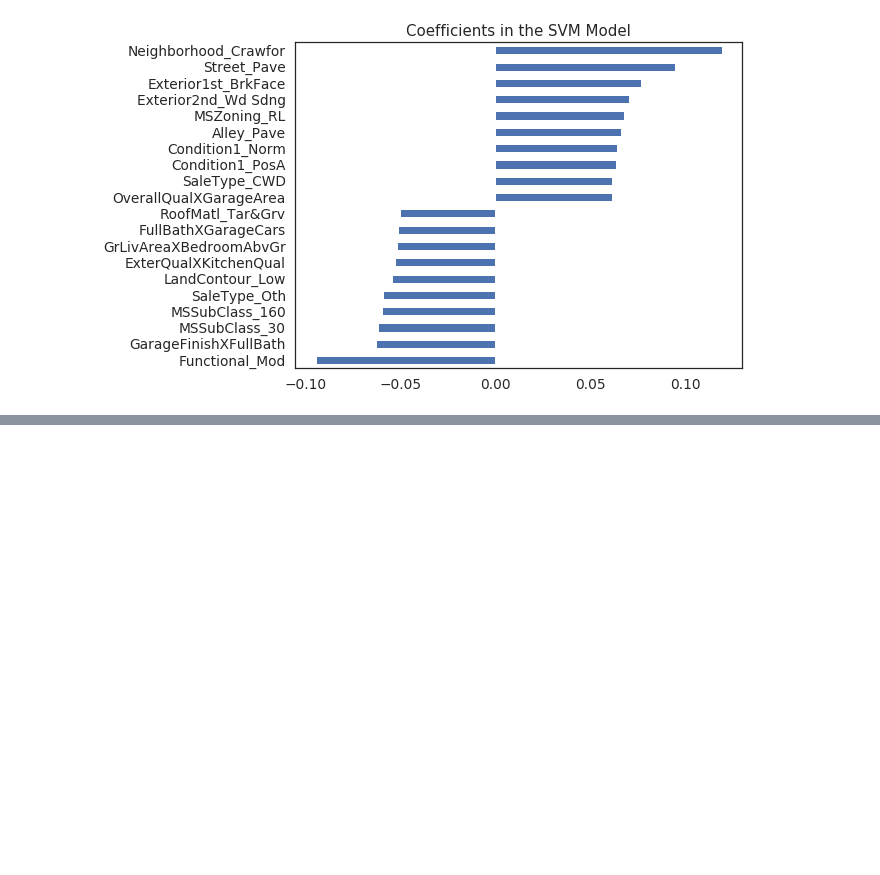
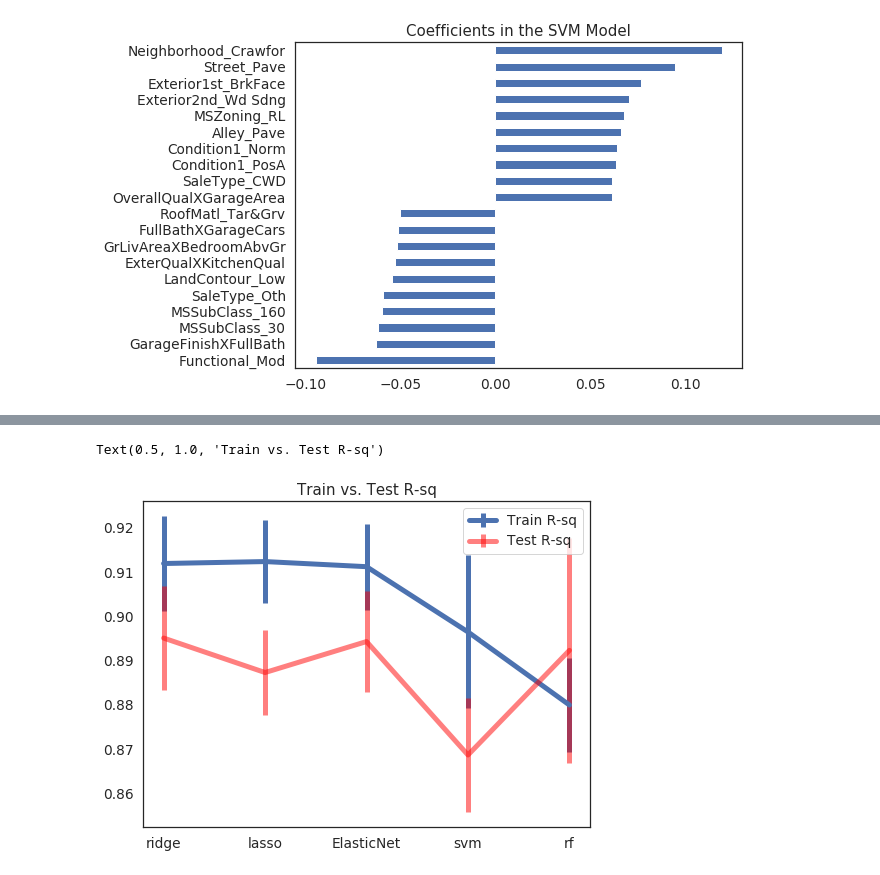
Before and after one commit to limbachia/data-science, a Jupyter notebook: 01-House-price-prediction/02-housing_price_model.ipynb, the cells around one changed output, grey strips where cells are left out. Saved outputs shown, nothing was run; the diff lists cells and outputs as text; code cells hidden in the pictures; blank space fills up the shorter version.

```diff
--- a/01-House-price-prediction/02-housing_price_model.ipynb
+++ b/01-House-price-prediction/02-housing_price_model.ipynb
@@ -586,0 +762,4 @@ CV5 test accuracies: [0.88026104 0.87207251 0.8878536  0.89328846 0.9031068 ]
+# %%
+for col in mod_table.columns:
+    if col != 'model':
+        mod_table[col]= mod_table[col].astype(float)
@@ -586,0 +779,23 @@ CV5 test accuracies: [0.88026104 0.87207251 0.8878536  0.89328846 0.9031068 ]
+# %%
+train_errorbar_width_array = (mod_table.loc[1:,'train_std_ac']/np.sqrt(5))*2
+
+plt.figure(figsize =(8,6))
+plt.errorbar(x=mod_table.loc[1:,'model'],
+             y=mod_table.loc[1:,'train_mean_ac'],
+             yerr=train_errorbar_width_array,
+             label='Train R-sq',
+             linewidth=5)
+
+test_errorbar_width_array = (mod_table.loc[1:,'test_std_ac']/np.sqrt(5))*2
+plt.errorbar(x=mod_table.loc[1:,'model'],
+             y=mod_table.loc[1:,'test_mean_ac'],
+             yerr=test_errorbar_width_array,
+             label='Test R-sq',
+             linewidth=5,
+             color='red',
+             alpha =0.5)
+plt.legend()
+plt.title('Train vs. Test R-sq')
+# %% [output]
+Text(0.5, 1.0, 'Train vs. Test R-sq')
+[figure, added]
```
Also changed, not shown: parts of 18 cells of this notebook, 4 other files.
